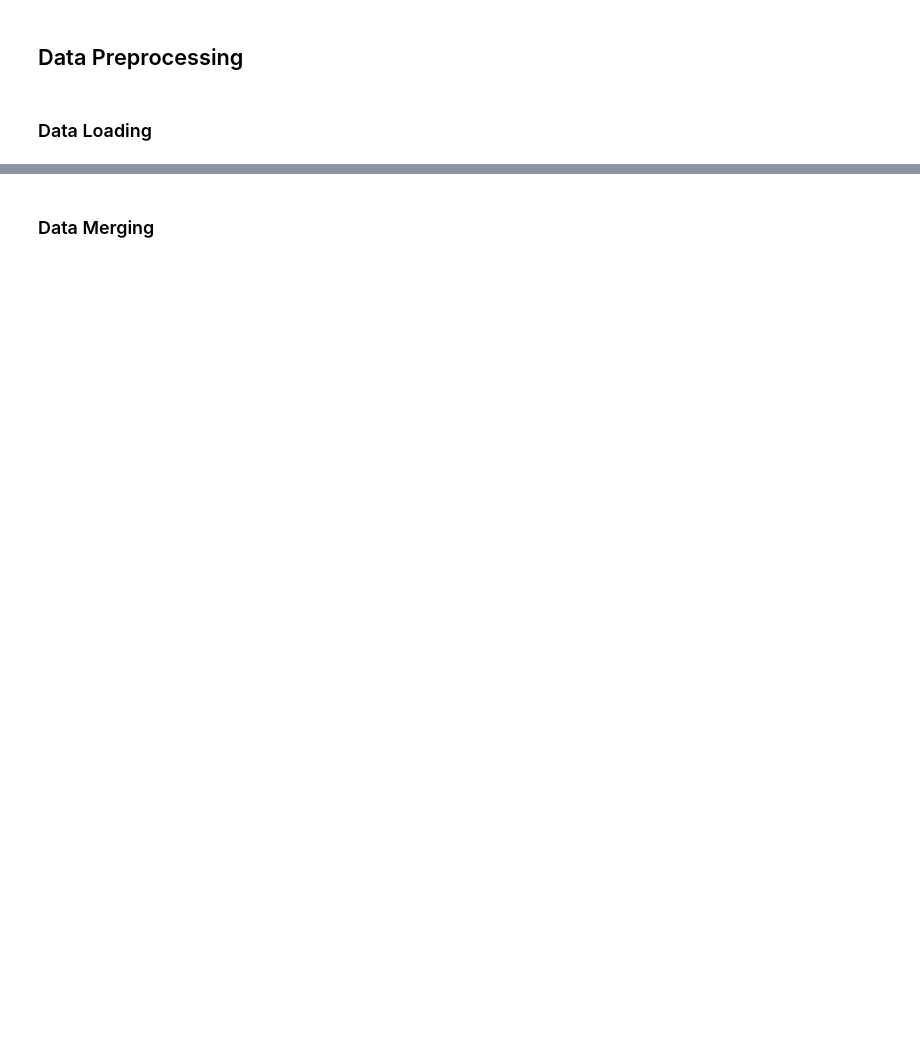
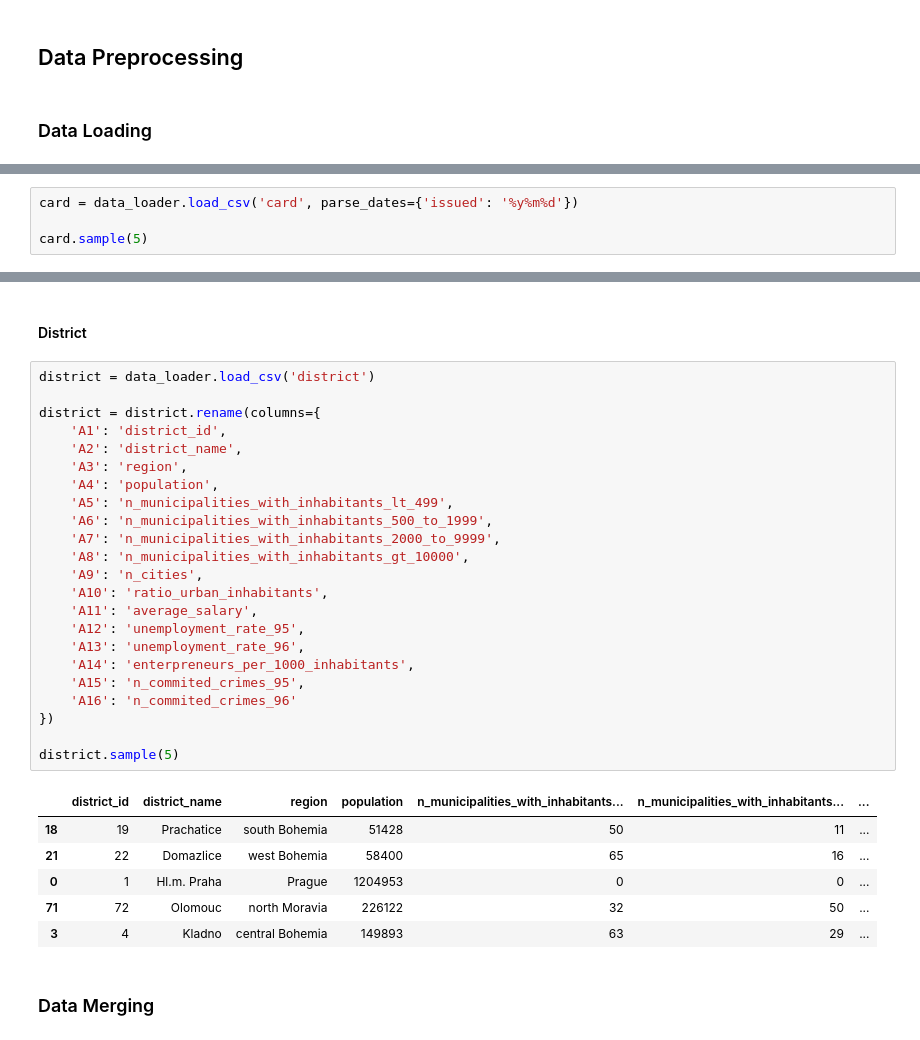
Before and after one commit to okaynils/fhnw-ds-aml, a Jupyter notebook: notebook.ipynb, the cells around one changed output, grey strips where cells are left out. Saved outputs shown, nothing was run; the diff lists cells and outputs as text; blank space fills up the shorter version.

```diff
--- a/notebook.ipynb
+++ b/notebook.ipynb
@@ -32,0 +214,4 @@ Mapped frequency -> {'POPLATEK MESICNE': 'MONTHLY CHARGES', 'POPLATEK TYDNE': 'W
+# %%
+card = data_loader.load_csv('card', parse_dates={'issued': '%y%m%d'})
+
+card.sample(5)
@@ -33,2 +225,34 @@ Mapped frequency -> {'POPLATEK MESICNE': 'MONTHLY CHARGES', 'POPLATEK TYDNE': 'W
+# %% [markdown]
+#### District
+# %%
+district = data_loader.load_csv('district')
+
+district = district.rename(columns={
+    'A1': 'district_id',
+    'A2': 'district_name',
+    'A3': 'region',
+    'A4': 'population',
+    'A5': 'n_municipalities_with_inhabitants_lt_499',
+    'A6': 'n_municipalities_with_inhabitants_500_to_1999',
+    'A7': 'n_municipalities_with_inhabitants_2000_to_9999',
+    'A8': 'n_municipalities_with_inhabitants_gt_10000',
+    'A9': 'n_cities',
+    'A10': 'ratio_urban_inhabitants',
+    'A11': 'average_salary',
+    'A12': 'unemployment_rate_95',
+    'A13': 'unemployment_rate_96',
+    'A14': 'enterpreneurs_per_1000_inhabitants',
+    'A15': 'n_commited_crimes_95',
+    'A16': 'n_commited_crimes_96'
+})
+
+district.sample(5)
+# %% [output]
+|  | district_id | district_name | region | population | n_municipalities_with_inhabitants... | n_municipalities_with_inhabitants... | ... |
+| 18 | 19 | Prachatice | south Bohemia | 51428 | 50 | 11 | ... |
+| 21 | 22 | Domazlice | west Bohemia | 58400 | 65 | 16 | ... |
+| 0 | 1 | Hl.m. Praha | Prague | 1204953 | 0 | 0 | ... |
+| 71 | 72 | Olomouc | north Moravia | 226122 | 32 | 50 | ... |
+| 3 | 4 | Kladno | central Bohemia | 149893 | 63 | 29 | ... |
 # %% [markdown]
 ### Data Merging
```
Also changed, not shown: parts of 22 cells of this notebook, 3 other files.
